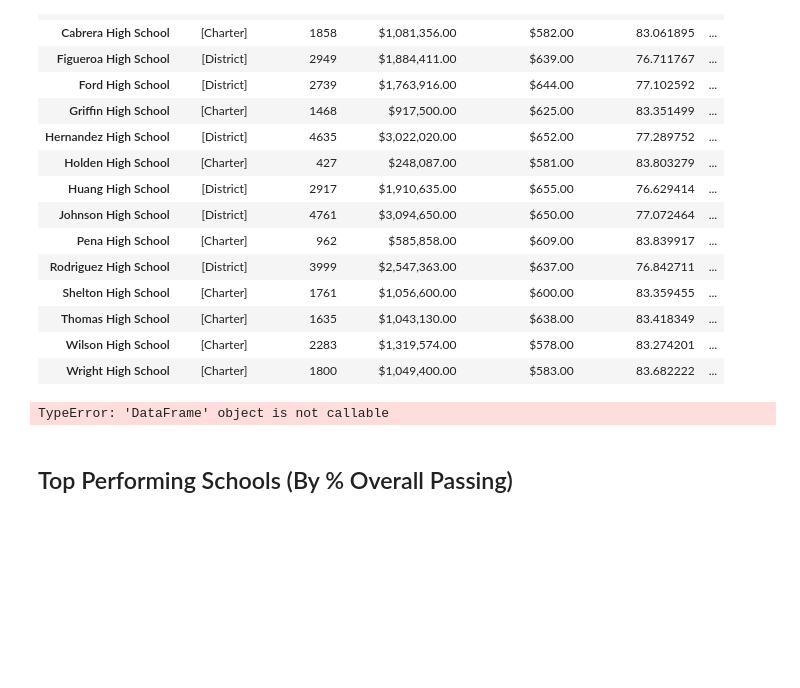
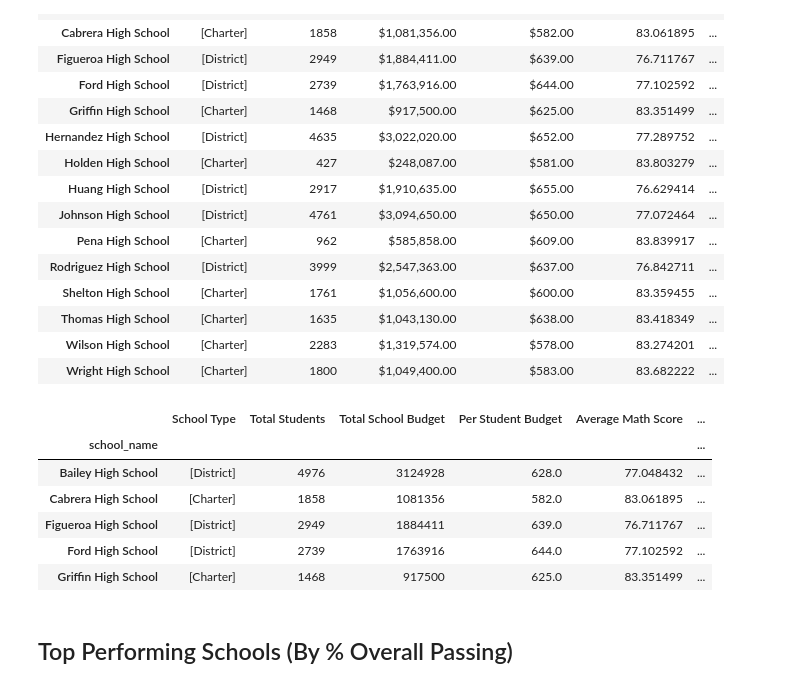
Before and after one commit to fromjandp/pandas-challenge, a Jupyter notebook: PyCityschools/PyCitySchools_starter.ipynb, the cells around one changed output. Drawn from its saved outputs; the diff is of its cells as text; code cells hidden in the pictures; blank space fills up the shorter version.

Commit message:
Completed Scores by School Size

```diff
--- a/PyCityschools/PyCitySchools_starter.ipynb
+++ b/PyCityschools/PyCitySchools_starter.ipynb
@@ -170,20 +170,27 @@ school_summary_df
 # %%
 # This cell is being used down in "scores by school spending", "scores by school size" and "scores by school type" sections
 
-school_summary =  {"School Type": school_type,
-                   "Total Students":total_students,
-                   "Total School Budget": school_budget,
-                   "Per Student Budget": per_student_budget,
-                   "Average Math Score": average_math_score,
-                   "Average Reading Score": average_reading_score,
-                   "% Passing Math Score": passing_math_score_percent,
-                   "% Passing Reading Score": passing_reading_score_percent,
-                   "% Overall Passing": percent_overall_passing
-                      }
-school_summaryone_df = pd.DataFrame(school_summary)
-school_summaryone_df(5)
+school_summary_for_scores_by_dict =  {"School Type": school_type,
+                                      "Total Students":total_students,
+                                      "Total School Budget": school_budget,
+                                     "Per Student Budget": per_student_budget,
+                                      "Average Math Score": average_math_score,
+                                      "Average Reading Score": average_reading_score,
+                                      "% Passing Math Score": passing_math_score_percent,
+                                      "% Passing Reading Score": passing_reading_score_percent,
+                                      "% Overall Passing": percent_overall_passing
+                                      }
+
+school_summaryone_df = pd.DataFrame(school_summary_for_scores_by_dict)
+school_summaryone_df.head()
 # %% [output]
-TypeError: 'DataFrame' object is not callable
+|  | School Type | Total Students | Total School Budget | Per Student Budget | Average Math Score | ... |
+| school_name |  |  |  |  |  | ... |
+| Bailey High School | [District] | 4976 | 3124928 | 628.0 | 77.048432 | ... |
+| Cabrera High School | [Charter] | 1858 | 1081356 | 582.0 | 83.061895 | ... |
+| Figueroa High School | [District] | 2949 | 1884411 | 639.0 | 76.711767 | ... |
+| Ford High School | [District] | 2739 | 1763916 | 644.0 | 77.102592 | ... |
+| Griffin High School | [Charter] | 1468 | 917500 | 625.0 | 83.351499 | ... |
 # %% [markdown]
 ## Top Performing Schools (By % Overall Passing)
 # %% [markdown]
```
Also changed, not shown: parts of 3 cells of this notebook.
